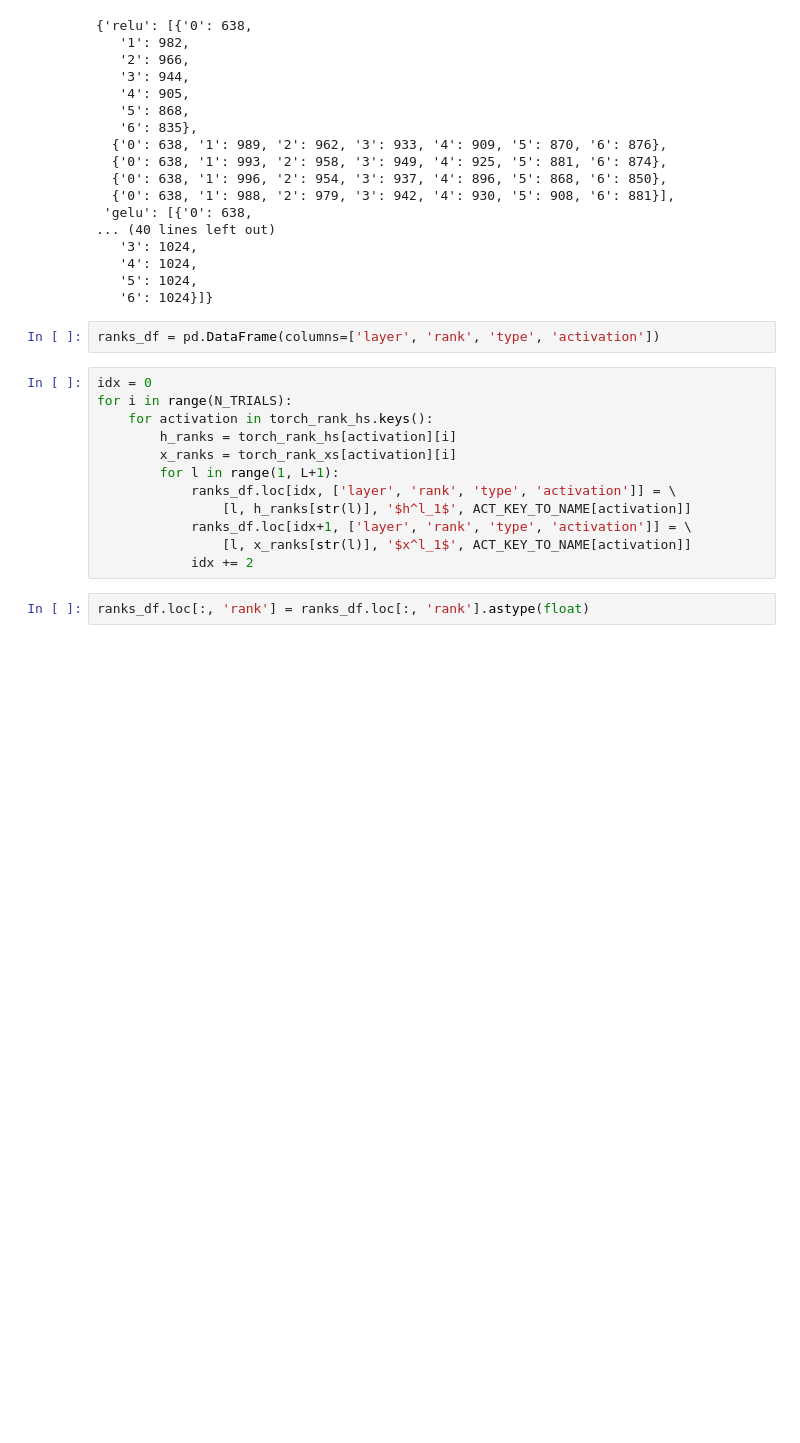
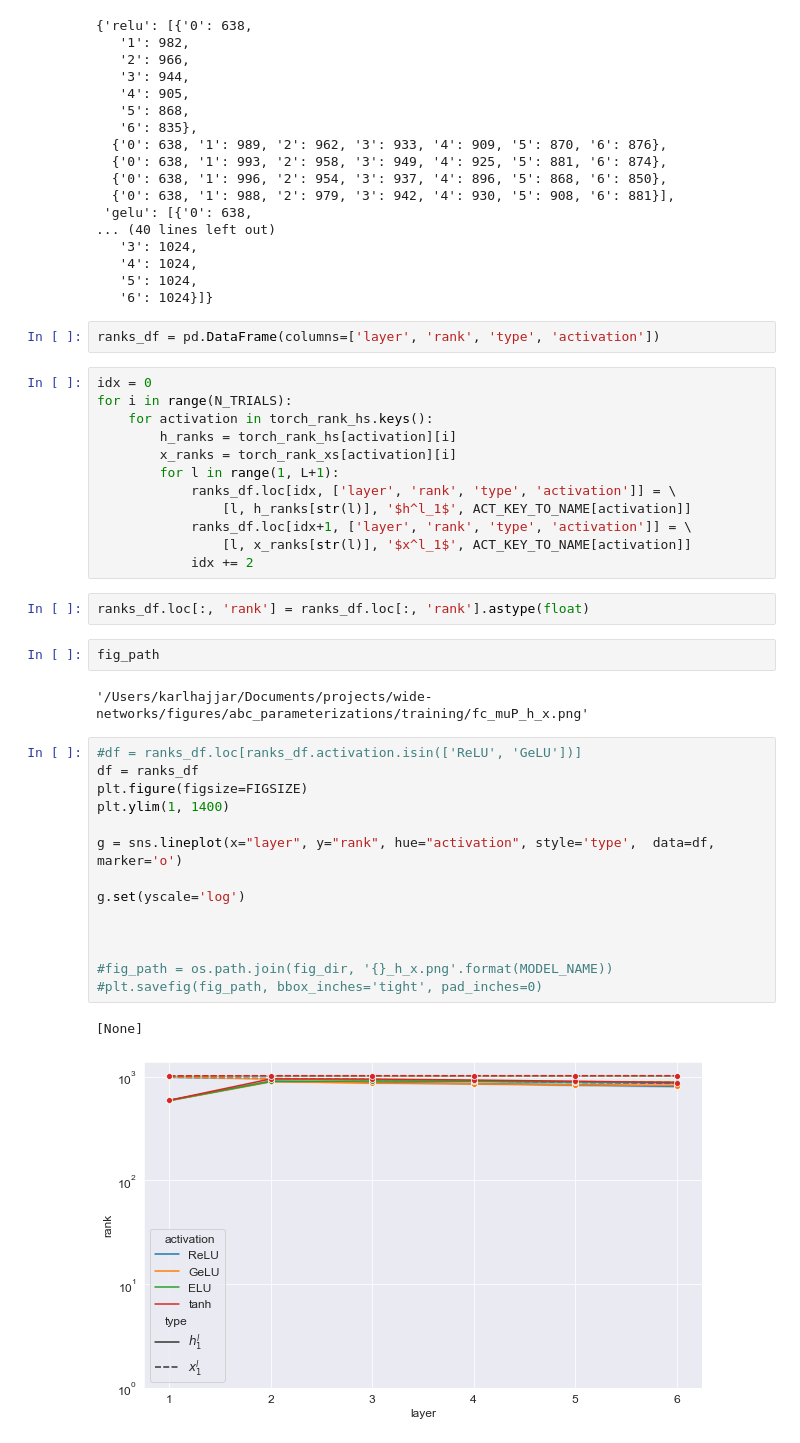
Before and after one commit to karl-hajjar/wide-networks, a Jupyter notebook: pytorch/notebooks/abc_parameterizations/ranks/ranks-muP.ipynb, the cells around one changed output. Saved outputs shown, nothing was run; the diff lists cells and outputs as text; blank space fills up the shorter version.

```diff
--- a/pytorch/notebooks/abc_parameterizations/ranks/ranks-muP.ipynb
+++ b/pytorch/notebooks/abc_parameterizations/ranks/ranks-muP.ipynb
@@ -280,6 +280,27 @@ for i in range(N_TRIALS):
             idx += 2
 # %%
 ranks_df.loc[:, 'rank'] = ranks_df.loc[:, 'rank'].astype(float)
+# %%
+fig_path
+# %% [output]
+'/Users/karlhajjar/Documents/projects/wide-networks/figures/abc_parameterizations/training/fc_muP_h_x.png'
+# %%
+#df = ranks_df.loc[ranks_df.activation.isin(['ReLU', 'GeLU'])]
+df = ranks_df
+plt.figure(figsize=FIGSIZE)
+plt.ylim(1, 1400)
+
+g = sns.lineplot(x="layer", y="rank", hue="activation", style='type',  data=df, marker='o')
+
+g.set(yscale='log')
+
+
+
+#fig_path = os.path.join(fig_dir, '{}_h_x.png'.format(MODEL_NAME))
+#plt.savefig(fig_path, bbox_inches='tight', pad_inches=0)
+# %% [output]
+[None]
+[figure, added]
 # %%
 #df = ranks_df.loc[ranks_df.activation.isin(['ReLU', 'GeLU'])]
 df = ranks_df
```
Also changed, not shown: parts of 5 cells of this notebook, 5 other files.
